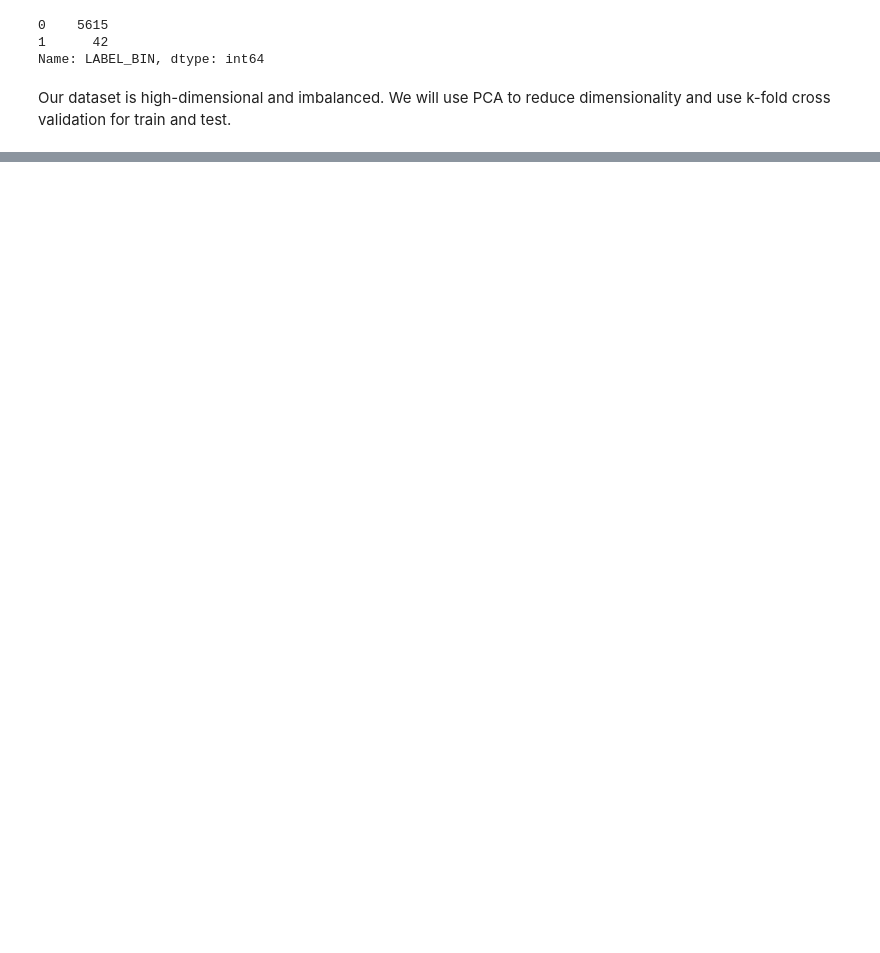
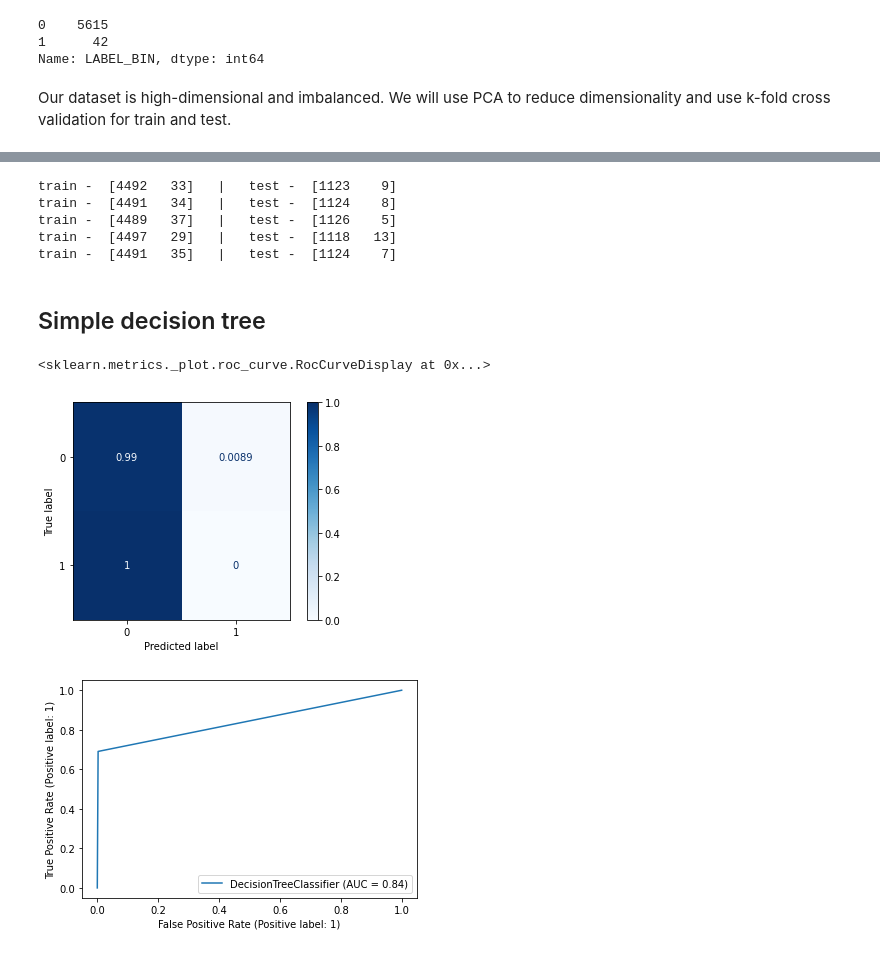
Before and after one commit to ridha-mm/comp-astro, a Jupyter notebook: pca-decision/decision-trees.ipynb, the cells around one changed output, grey strips where cells are left out. Drawn from its saved outputs; the diff is of its cells as text; code cells hidden in the pictures; blank space fills up the shorter version.

Commit message:
pca-decision done

```diff
--- a/pca-decision/decision-trees.ipynb
+++ b/pca-decision/decision-trees.ipynb
@@ -411,0 +61,7 @@ plt.show()
+# %%
+# pca fit
+
+pca = PCA(n_components=15)
+lc_pca = pca.fit_transform(lc_ft)
+lc_pca = pd.DataFrame(lc_pca)
+lc_pca.head()
@@ -411,0 +75,37 @@ plt.show()
+# %%
+# k-fold cross validation for imbalanced dataset
+
+cv = KFold(shuffle = True, n_splits = 5, random_state=42)
+
+for train, test in cv.split(lc_pca, targets):
+    print('train -  {}   |   test -  {}'.format(
+    np.bincount(targets.loc[train]), np.bincount(targets.loc[test])))
+# %% [output]
+train -  [4492   33]   |   test -  [1123    9]
+train -  [4491   34]   |   test -  [1124    8]
+train -  [4489   37]   |   test -  [1126    5]
+train -  [4497   29]   |   test -  [1118   13]
+train -  [4491   35]   |   test -  [1124    7]
+# %% [markdown]
+## Simple decision tree
+# %%
+model = DecisionTreeClassifier(random_state=42)
+# %%
+X_train, X_test, y_train, y_test = train_test_split(lc_pca, targets, test_size=0.30, random_state=42)
+
+model.fit(X_train, y_train)
+
+ConfusionMatrixDisplay.from_estimator(
+    model,
+    X_test,
+    y_test,
+    display_labels=[0,1],
+    cmap=plt.cm.Blues,
+    normalize='true',
+)
+
+RocCurveDisplay.from_estimator(model, lc_pca, targets)
+# %% [output]
+<sklearn.metrics._plot.roc_curve.RocCurveDisplay at 0x...>
+[figure, added]
+[figure, added]
```
Also changed, not shown: parts of 52 cells of this notebook.
